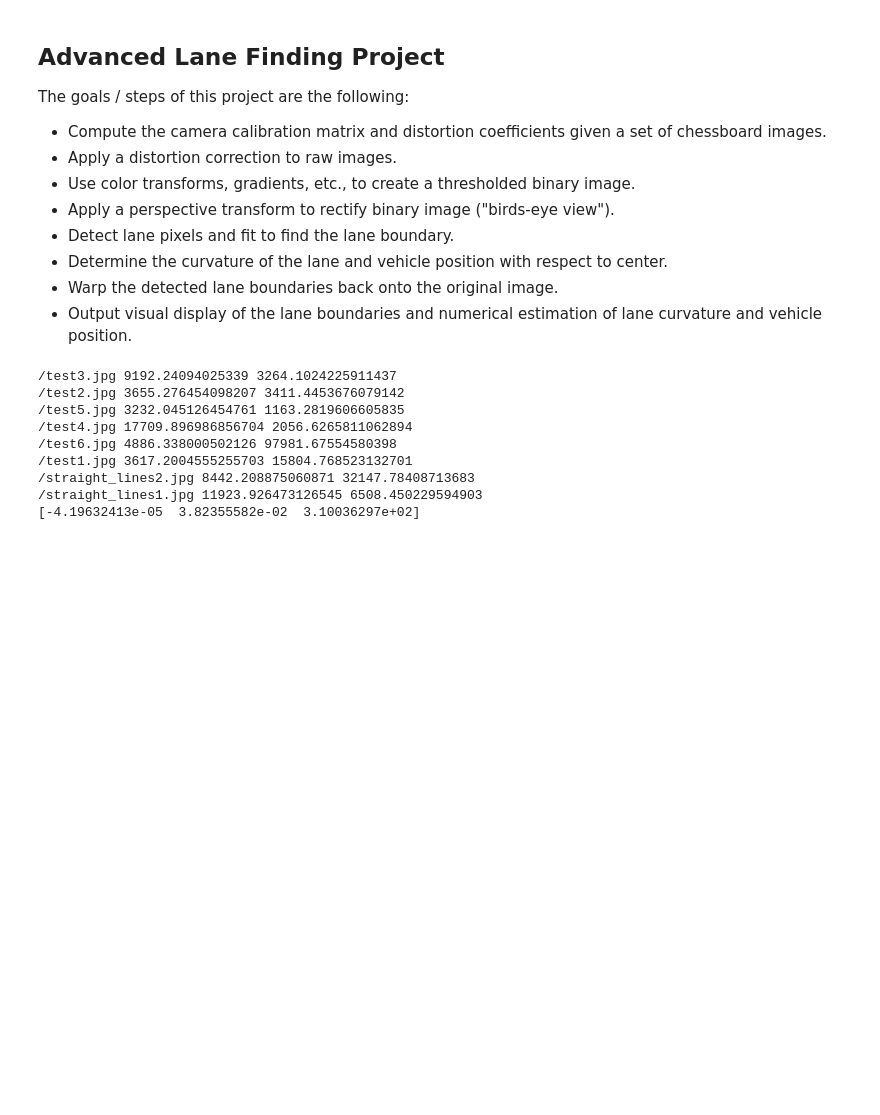
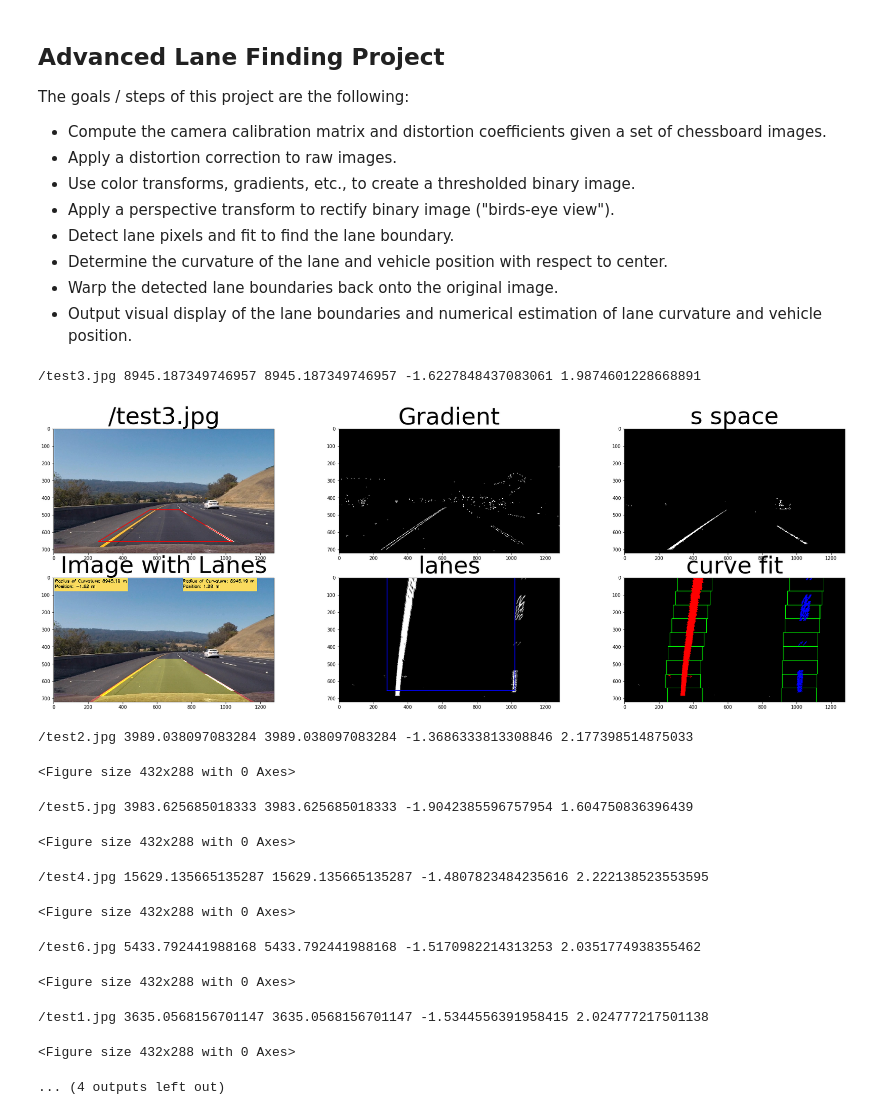
Before and after one commit to VamshiK-Kasula/CarND-Advanced-Lane-Lines, a Jupyter notebook: P2.ipynb, the cells around one changed output. Drawn from its saved outputs; the diff is of its cells as text; code cells hidden in the pictures; blank space fills up the shorter version.

Commit message:
radius of curvature

```diff
--- a/P2.ipynb
+++ b/P2.ipynb
@@ -257,14 +289,15 @@ dst_x,dst_y = poly_dst.exterior.xy
 for fname in images:
     img = mpimg.imread(fname) #RGB image
     img_size = (img.shape[1], img.shape[0])
+    # apply the calibration data to test images
+    undist_img =distortion_correction(img, obj_points, img_points)
+    #cv2.imwrite( "./output_images/Lane_Image.jpg", undist_img)
 
-    # apply the calibration data to test images
-    distortion_correction(img, obj_points, img_points)
 
     # sobel_x gradient
-    mag_binary = mag_gradient(img, 3, mag_thresh = (50,100))
+    mag_binary = mag_gradient(undist_img, 3, mag_thresh = (50,100))
     # HLS color space, S-channel thresholding
-    binary_s_output= hls_threshold(img, (170,255))
+    binary_s_output= hls_threshold(undist_img, (170,255))
 
     # stacked images for visualization
     color_binary = np.dstack(( np.zeros_like(mag_binary), mag_binary, binary_s_output)) * 255
@@ -277,11 +310,30 @@ for fname in images:
     inv_perspective_mat, warped = perspective_transform(combined_binary, src_vertices, dst_vertices, img_size)
 
     ploty, left_fit, right_fit, windowed_img = fit_polynomial(warped)
+    left_fitx, right_fitx, lanes_image= plot_lanes(windowed_img, ploty, left_fit, right_fit)
 
-    left_curverad, right_curverad = measure_curvature_pixels(ploty, left_fit, right_fit)
-    print(fname.replace('./test_images', ''), left_curverad, right_curverad)
+    lane_image = draw_curves(windowed_img.shape, left_fitx, right_fitx, ploty, lane_color = (255,0 ,0))
 
-    unwarped = cv2.warpPerspective(windowed_img, inv_perspective_mat, img_size, flags=cv2.INTER_LINEAR)
+    left_curverad, dist_center_left = measure_curvature_pixels(img_size[0], ploty, left_fit)
+    right_curverad, dist_center_right = measure_curvature_pixels(img_size[0], ploty, right_fit)
+    print(fname.replace('./test_images', ''), left_curverad, right_curverad, dist_center_left, dist_center_right)
+
+    unwarped = cv2.warpPerspective(lane_image, inv_perspective_mat, img_size, flags=cv2.INTER_LINEAR)
+    image_with_lanes = weighted_img(img, unwarped)
+
+    image_with_lanes = cv2.rectangle(image_with_lanes, (5,5), (430,80), (250,218,94), -1)
+    image_with_lanes = cv2.rectangle(image_with_lanes, (750,5), (1180,80), (250,218,94), -1)
+
+    txt_roc_left = "Radius of Curvature: " + str(round(left_curverad,2)) + " m"
+    txt_pos_left = "Position: " + str(round(dist_center_left,2)) + " m"
+    cv2.putText(image_with_lanes,txt_roc_left,(10, 30), cv2.FONT_HERSHEY_SIMPLEX, 0.8, (0,0,0), 2)
+    cv2.putText(image_with_lanes,txt_pos_left,(10, 60), cv2.FONT_HERSHEY_SIMPLEX, 0.8, (0,0,0), 2)
+
+    txt_roc_right = "Radius of Curvature: " + str(round(right_curverad,2)) + " m"
+    txt_pos_right = "Position: " + str(round(dist_center_right,2)) + " m"
+    cv2.putText(image_with_lanes,txt_roc_right,(750, 30), cv2.FONT_HERSHEY_SIMPLEX, 0.8, (0,0,0), 2)
+    cv2.putText(image_with_lanes,txt_pos_right,(750, 60), cv2.FONT_HERSHEY_SIMPLEX, 0.8, (0,0,0), 2)
+
 
     histogram = image_histogram(warped)
     # Plot
@@ -289,45 +341,49 @@ for fname in images:
     ax1.plot(src_x,src_y, 'r')
     ax1.set_title(fname.replace('./test_images', ''), fontsize=50)
 
     ax2.imshow(mag_binary, cmap='gray')
     ax2.set_title('Gradient', fontsize=50)
 
     ax3.imshow(binary_s_output, cmap='gray')
     ax3.set_title('s space', fontsize=50)
 
-    ax4.imshow(unwarped)
-    ax4.set_title('unwarped', fontsize=50)
+    ax4.imshow(image_with_lanes)
+    ax4.set_title('Image with Lanes', fontsize=50)
 
     ax5.plot(dst_x,dst_y, 'b')
     ax5.imshow(warped, cmap='gray')
     ax5.set_title('lanes', fontsize=50)
 
-    ax6.imshow(windowed_img)
+    ax6.imshow(lanes_image)
     ax6.set_title('curve fit', fontsize=50)
 
     plt.subplots_adjust(left=0., right=1, top=0.9, bottom=0.)
 
     # plt.subplots_adjust(left=0., right=1, top=0.9, bottom=0.)
     plt.pause(1)
     fig_name = "./output_images/" + fname.replace('./test_images/', 'fig_')
     f.savefig(fig_name)
-    plt.cla()
+    # plt.cla()
     # plt.waitforbuttonpress()
 
 
     # Saving the images
     name = "./output_images" + fname.replace('./test_images', '')
-    cv2.imwrite( name, windowed_img )
+    pil_img = Image.fromarray(image_with_lanes)
+    pil_img.save(name)
 
 plt.close('all')
-print(left_fit)
 # %% [output]
-/test3.jpg 9192.24094025339 3264.1024225911437
-/test2.jpg 3655.276454098207 3411.4453676079142
-/test5.jpg 3232.045126454761 1163.2819606605835
-/test4.jpg 17709.896986856704 2056.6265811062894
-/test6.jpg 4886.338000502126 97981.67554580398
-/test1.jpg 3617.2004555255703 15804.768523132701
-/straight_lines2.jpg 8442.208875060871 32147.78408713683
-/straight_lines1.jpg 11923.926473126545 6508.450229594903
-[-4.19632413e-05  3.82355582e-02  3.10036297e+02]
+/test3.jpg 8945.187349746957 8945.187349746957 -1.6227848437083061 1.9874601228668891
+[figure, added]
+/test2.jpg 3989.038097083284 3989.038097083284 -1.3686333813308846 2.177398514875033
+<Figure size 432x288 with 0 Axes>
+/test5.jpg 3983.625685018333 3983.625685018333 -1.9042385596757954 1.604750836396439
+<Figure size 432x288 with 0 Axes>
+/test4.jpg 15629.135665135287 15629.135665135287 -1.4807823484235616 2.222138523553595
+<Figure size 432x288 with 0 Axes>
+/test6.jpg 5433.792441988168 5433.792441988168 -1.5170982214313253 2.0351774938355462
+<Figure size 432x288 with 0 Axes>
+/test1.jpg 3635.0568156701147 3635.0568156701147 -1.5344556391958415 2.024777217501138
+<Figure size 432x288 with 0 Axes>
+... (4 outputs left out)
```
Also changed, not shown: parts of 7 cells of this notebook, 17 other files.
